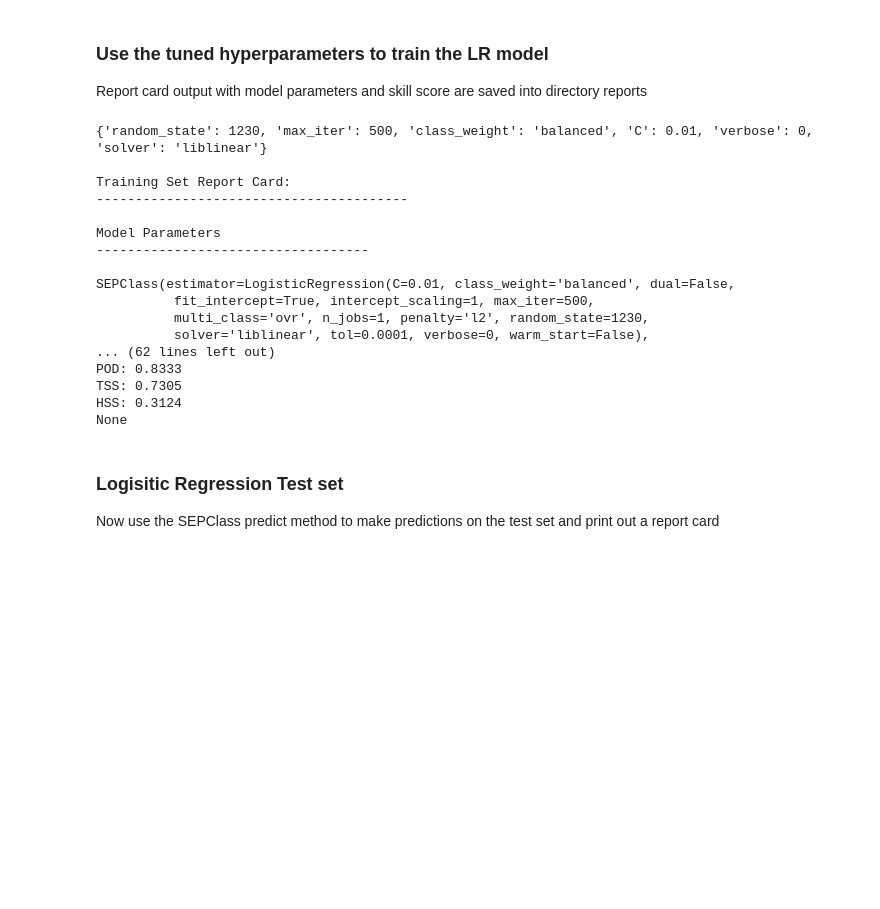
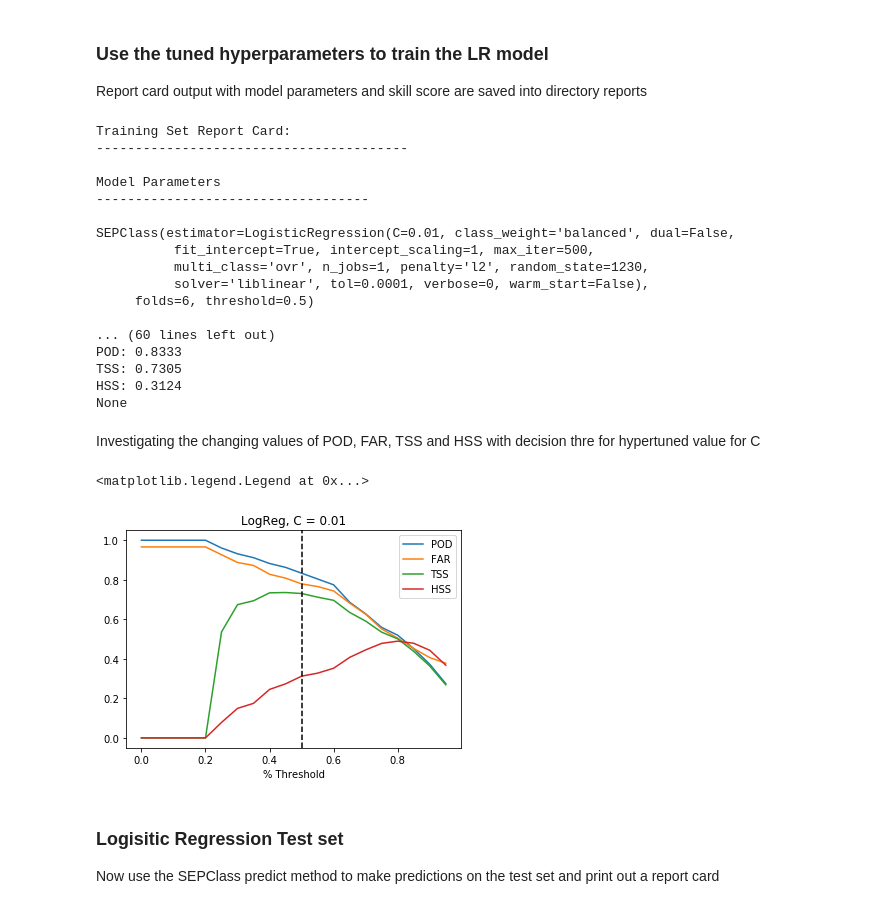
Before and after one commit to hazelbain/SEPML, a Jupyter notebook: sep_master.ipynb, the cells around one changed output. Drawn from its saved outputs; the diff is of its cells as text; code cells hidden in the pictures; blank space fills up the shorter version.

Commit message:
Added some investigation of skill scores version logisitic regression decision threshold

```diff
--- a/sep_master.ipynb
+++ b/sep_master.ipynb
@@ -521,7 +521,7 @@ class SEPClass(BaseEstimator, ClassifierMixin):
         #print("...In Score...")
         #print("threshold:", self.threshold)
 
-        y_pred = (self.estimator.predict(X) > self.threshold).astype(int)
+        #y_pred = (self.estimator.predict(X) > self.threshold).astype(int)
 
         #tn, fp, fn, tp=confusion_matrix(y, y_pred).ravel()
         #return tp/(tp+fp+fn)
@@ -812,13 +812,10 @@ Report card output with model parameters and skill score are saved into director
 
 #train the model
 keywordsLR.update(cv_resultLR)
-print(keywordsLR)
 sepLR = SEPClass(LogisticRegression(**keywordsLR),threshold = 0.5)
 sepLR.allmyfeatures.set_params(LocFeatures=None,RawFeat=None)
 sepLR.fit(X_train, y_train)
 # %% [output]
-{'random_state': 1230, 'max_iter': 500, 'class_weight': 'balanced', 'C': 0.01, 'verbose': 0, 'solver': 'liblinear'}
-
 Training Set Report Card:
 ----------------------------------------
 
@@ -829,11 +826,50 @@ SEPClass(estimator=LogisticRegression(C=0.01, class_weight='balanced', dual=Fals
           fit_intercept=True, intercept_scaling=1, max_iter=500,
           multi_class='ovr', n_jobs=1, penalty='l2', random_state=1230,
           solver='liblinear', tol=0.0001, verbose=0, warm_start=False),
-... (62 lines left out)
+     folds=6, threshold=0.5)
+
+... (60 lines left out)
 POD: 0.8333
 TSS: 0.7305
 HSS: 0.3124
 None
+# %% [markdown]
+Investigating the changing values of POD, FAR, TSS and HSS with decision thre for hypertuned value for C
+# %%
+#investigate how the skill changes by altering the decision threshold
+sepLR.y_train_pred_prob
+
+thresh = np.arange(0,1.0,0.05)
+
+POD_th = []
+FAR_th = []
+TSS_th = []
+HSS_th = []
+for th in thresh:
+
+    #convert to binary 1 or 0 for prediction of an SEP event at this threshold
+    thresh_y_pred = (sepLR.y_train_pred_prob[:,1] > th).astype(int)
+
+    #calculate the confusion matric for this threshold
+    tn_th, fp_th, fn_th, tp_th = confusion_matrix(sepLR.y_train, thresh_y_pred).ravel()
+
+    #calculate and record the POD, FAR, TSS, and HSS at this threshold
+    POD_th.append(tp_th/(tp_th + fn_th))
+    FAR_th.append(fp_th/(tp_th + fp_th))
+    TSS_th.append(tss_score(sepLR.y_train, thresh_y_pred))
+    HSS_th.append(hss_score(sepLR.y_train, thresh_y_pred))
+# %%
+plt.plot(thresh, POD_th, label='POD')
+plt.plot(thresh, FAR_th, label='FAR')
+plt.plot(thresh, TSS_th, label='TSS')
+plt.plot(thresh, HSS_th, label='HSS')
+plt.xlabel('% Threshold')
+plt.axvline(0.5, linestyle = '--', c = 'black')
+plt.title('LogReg, C = 0.01')
+plt.legend()
+# %% [output]
+<matplotlib.legend.Legend at 0x...>
+[figure, added]
 # %%
 #numfeat = len(sepLR.allmyfeatures.get_feature_names())
 #fname = 'sepLR_nfeat%i' % (numfeat)
```
Also changed, not shown: parts of 6 cells of this notebook.
